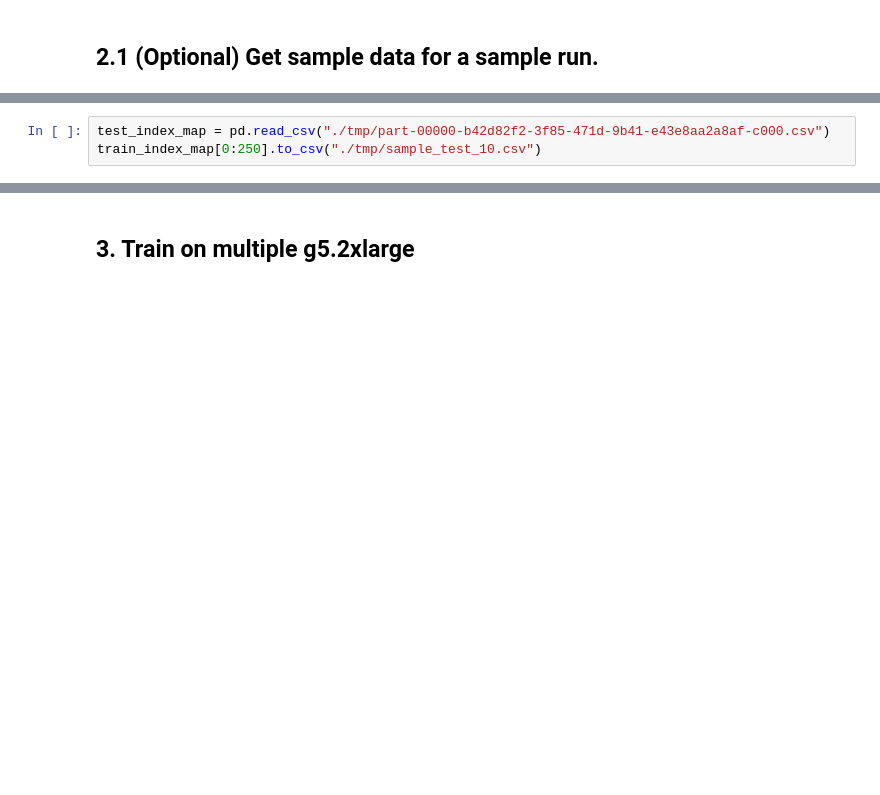
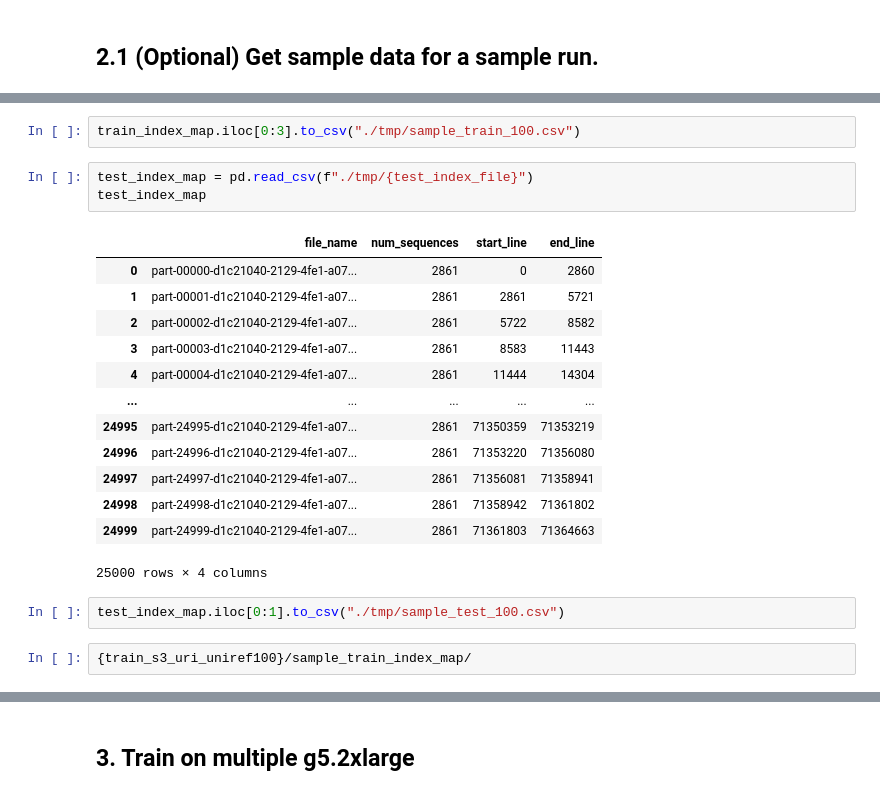
Before and after one commit to shamika/uniref100-esm2-distributed-training-on-sagemaker, a Jupyter notebook: ESM2-Domain-Adoptation-Uniref100.ipynb, the cells around one changed output, grey strips where cells are left out. Cells and saved outputs as stored; diff of their text form; blank space fills up the shorter version.

```diff
--- a/ESM2-Domain-Adoptation-Uniref100.ipynb
+++ b/ESM2-Domain-Adoptation-Uniref100.ipynb
@@ -79,4 +108,24 @@ train_index_map[0:1500].to_csv("./tmp/sample_train_10.csv")
-# %%
-test_index_map = pd.read_csv("./tmp/part-00000-b42d82f2-3f85-471d-9b41-e43e8aa2a8af-c000.csv")
-train_index_map[0:250].to_csv("./tmp/sample_test_10.csv")
+# %%
+train_index_map.iloc[0:3].to_csv("./tmp/sample_train_100.csv")
+# %%
+test_index_map = pd.read_csv(f"./tmp/{test_index_file}")
+test_index_map
+# %% [output]
+|  | file_name | num_sequences | start_line | end_line |
+| 0 | part-00000-d1c21040-2129-4fe1-a07... | 2861 | 0 | 2860 |
+| 1 | part-00001-d1c21040-2129-4fe1-a07... | 2861 | 2861 | 5721 |
+| 2 | part-00002-d1c21040-2129-4fe1-a07... | 2861 | 5722 | 8582 |
+| 3 | part-00003-d1c21040-2129-4fe1-a07... | 2861 | 8583 | 11443 |
+| 4 | part-00004-d1c21040-2129-4fe1-a07... | 2861 | 11444 | 14304 |
+| ... | ... | ... | ... | ... |
+| 24995 | part-24995-d1c21040-2129-4fe1-a07... | 2861 | 71350359 | 71353219 |
+| 24996 | part-24996-d1c21040-2129-4fe1-a07... | 2861 | 71353220 | 71356080 |
+| 24997 | part-24997-d1c21040-2129-4fe1-a07... | 2861 | 71356081 | 71358941 |
+| 24998 | part-24998-d1c21040-2129-4fe1-a07... | 2861 | 71358942 | 71361802 |
+| 24999 | part-24999-d1c21040-2129-4fe1-a07... | 2861 | 71361803 | 71364663 |
+25000 rows × 4 columns
+# %%
+test_index_map.iloc[0:1].to_csv("./tmp/sample_test_100.csv")
+# %%
+{train_s3_uri_uniref100}/sample_train_index_map/
 # %%
```
Also changed, not shown: parts of 12 cells of this notebook.
